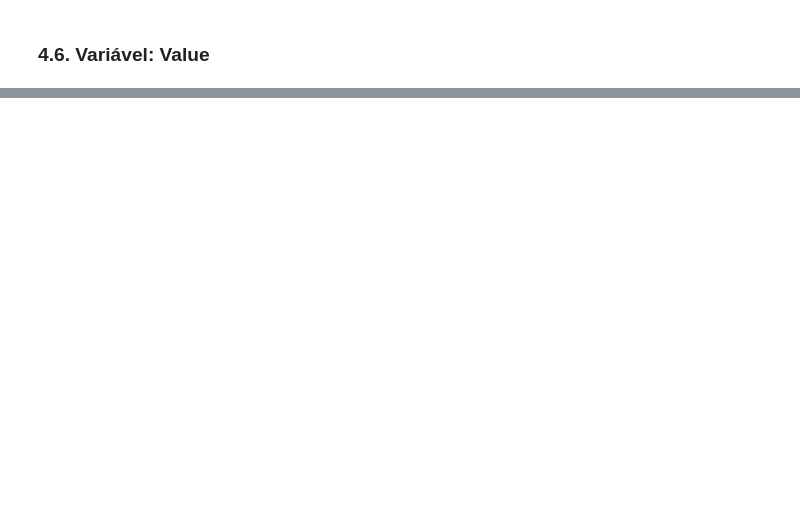
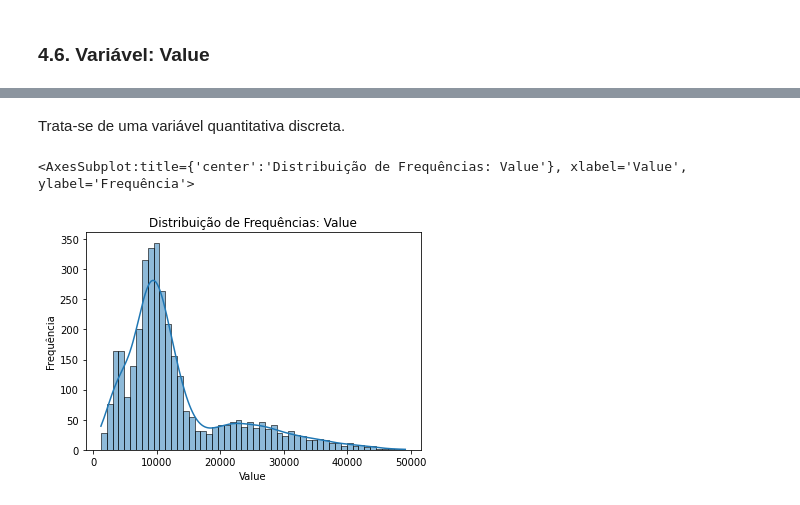
Before and after one commit to gabriellfelipe7/AnaliseExploratoria_AverageCostStudentUSA, a Jupyter notebook: AnaliseExploratoria_AverageCostStudentUSA.ipynb, the cells around one changed output, grey strips where cells are left out. Drawn from its saved outputs; the diff is of its cells as text; code cells hidden in the pictures; blank space fills up the shorter version.

```diff
--- a/AnaliseExploratoria_AverageCostStudentUSA.ipynb
+++ b/AnaliseExploratoria_AverageCostStudentUSA.ipynb
@@ -325,0 +378,13 @@ data_Expense =
+# %% [markdown]
+Trata-se de uma variável quantitativa discreta.
+# %%
+#Histograma de frequências
+plt.xlabel('Value')
+
+plt.ylabel('Frequência')
+plt.title('Distribuição de Frequências: Value')
+
+sns.histplot(data, x = 'Value', kde = True)
+# %% [output]
+<AxesSubplot:title={'center':'Distribuição de Frequências: Value'}, xlabel='Value', ylabel='Frequência'>
+[figure, added]
```
Also changed, not shown: parts of 22 cells of this notebook.
